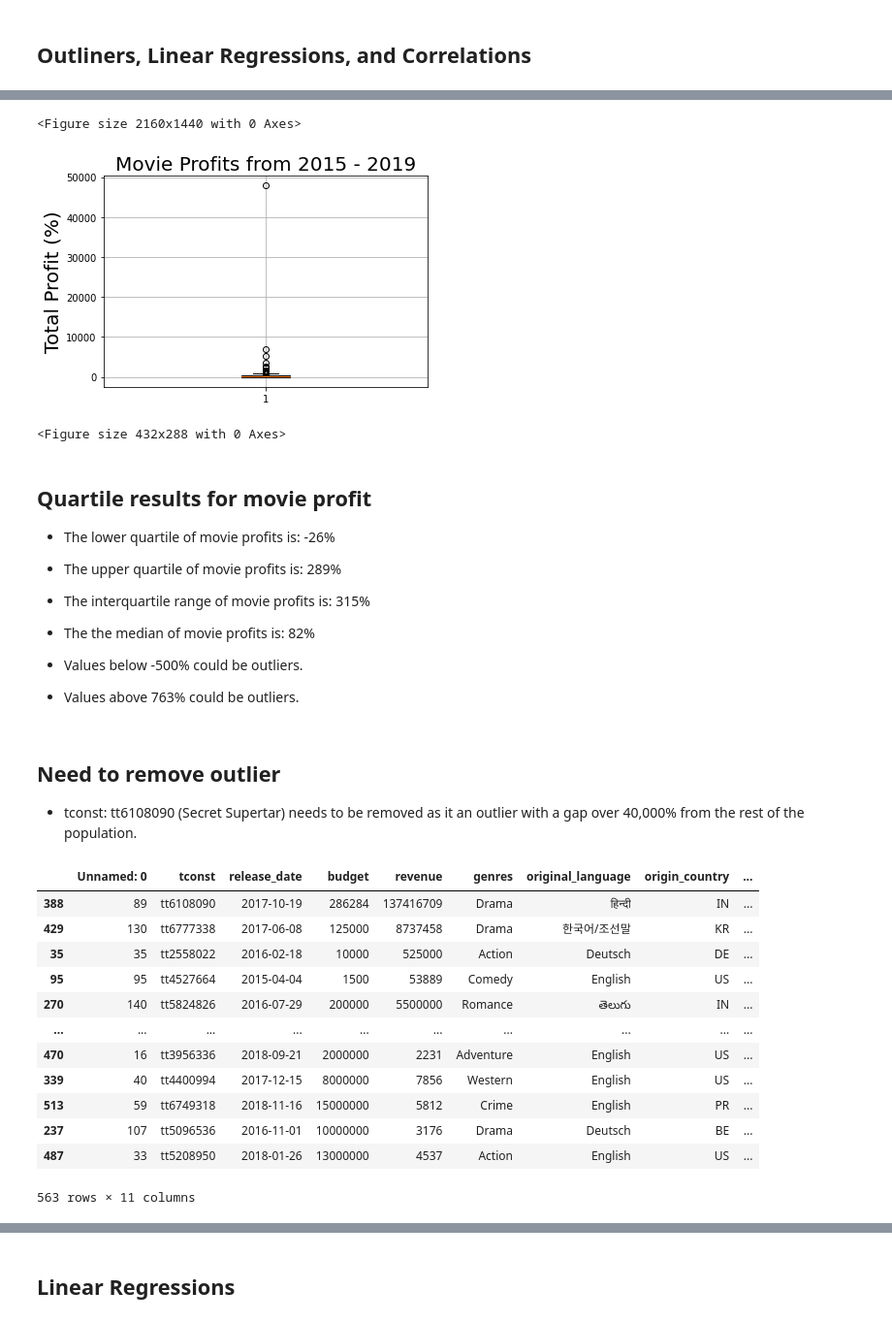
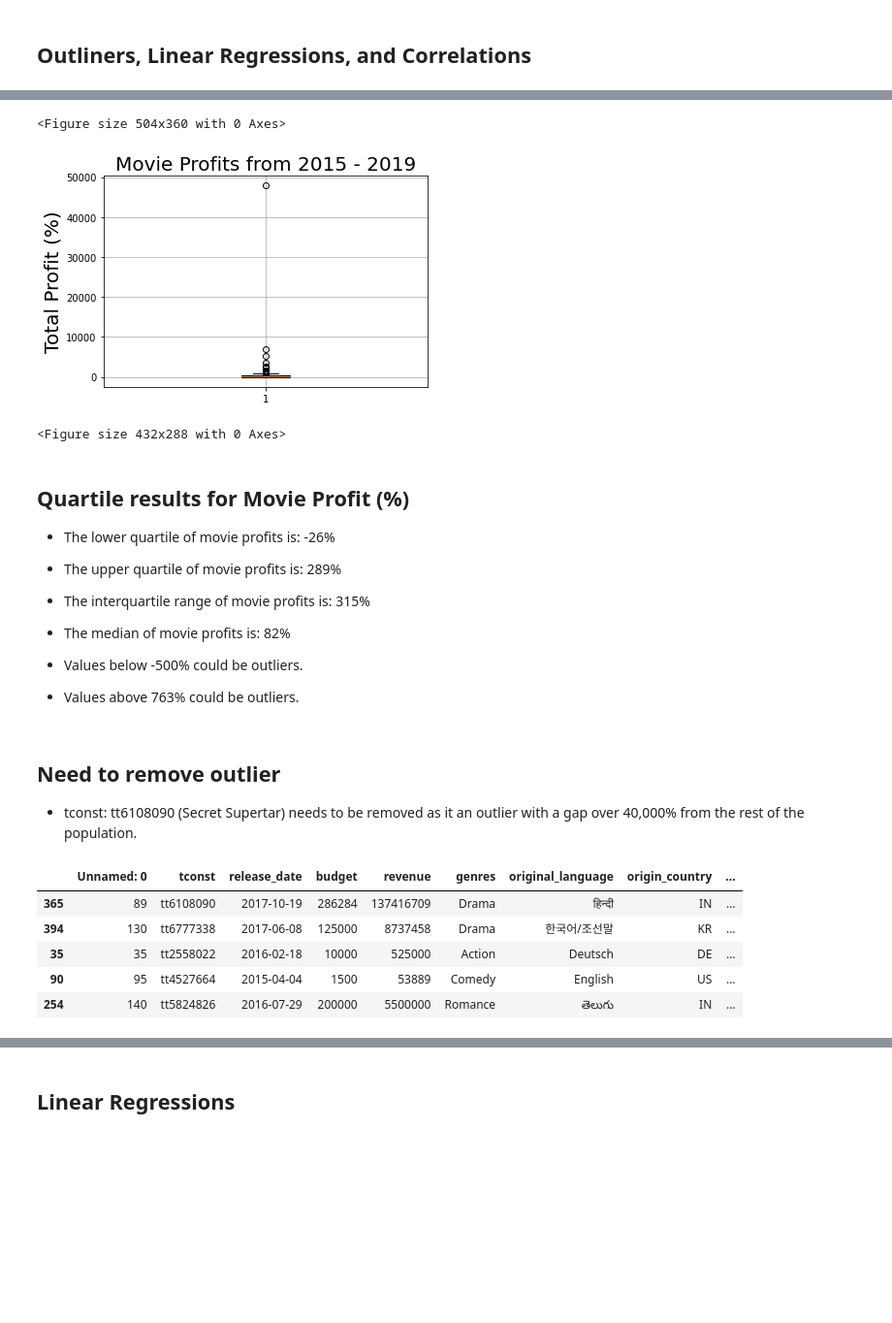
Before and after one commit to cassfolk/UCI-Project-1-Group-3, a Jupyter notebook: Import Data/lgiron_outliners_linear_regression_coorelation.ipynb, the cells around one changed output, grey strips where cells are left out. Shown at 97% size. Cells and saved outputs as stored; diff of their text form; code cells hidden in the pictures; blank space fills up the shorter version.

```diff
--- a/Import Data/lgiron_outliners_linear_regression_coorelation.ipynb
+++ b/Import Data/lgiron_outliners_linear_regression_coorelation.ipynb
@@ -11,12 +11,14 @@ import matplotlib.pyplot as plt
 from scipy.stats import linregress
 # %%
 # Path csv
-path = "Resources/movie_list.csv"
+path = "Resources/csv_files/movie_list.csv"
 
 # Read in csv
 csv = pd.read_csv(path)
 
 # Need to fill empty sections with "Nan" so that we can use .dropna and remove rows with empty data
+
+# set float("Nan") variable
 nan_value = float("NaN")
 # Use .replace to replace " "(empty data), with nan_value, inplace=True
 csv.replace(" ", nan_value, inplace=True)
@@ -42,7 +44,7 @@ sorted_csv = clean_csv.sort_values("Profit%", ascending=True)
 profit = sorted_csv["Profit%"]
 # %%
 # Set up for plot
-plt.figure(figsize=(30, 20))
+plt.figure(figsize=(7, 5))
 fig1, ax1 = plt.subplots()
 
 # Assign titles and fontsize
@@ -66,7 +68,7 @@ iqr = upperq-lowerq
 # print(f"The lower quartile of movie profits is: {lowerq}")
 # print(f"The upper quartile of movie profits is: {upperq}")
 # print(f"The interquartile range of movie profits is: {iqr}")
-# print(f"The the median of movie profits is: {quartiles[0.5]} ")
+# print(f"The median of movie profits is: {quartiles[0.5]} ")
 
 # Get lower and upper bound figures
 lower_bound = lowerq - (1.5*iqr)
@@ -77,13 +79,15 @@ upper_bound = upperq + (1.5*iqr)
 # print(f"Values above {upper_bound} could be outliers.")
 
 # Save
-plt.savefig("Images/quartile_plot.png")
+plt.savefig("Images/quartile_png")
+plt.show()
+plt.close()
 # %% [output]
-<Figure size 2160x1440 with 0 Axes>
+<Figure size 504x360 with 0 Axes>
 [figure]
 <Figure size 432x288 with 0 Axes>
 # %% [markdown]
-## Quartile results for movie profit
+## Quartile results for Movie Profit (%)
 
 * The lower quartile of movie profits is: -26%
 
@@ -91,7 +95,7 @@ plt.savefig("Images/quartile_plot.png")
 
 * The interquartile range of movie profits is: 315%
 
-* The the median of movie profits is: 82%
+* The median of movie profits is: 82%
 
 * Values below -500% could be outliers.
 
@@ -108,20 +112,13 @@ genres_count = genres["genres"].count()
 #genres_count
 # %%
 # Using clean_csv use sort_values to "Profit" and ascending=False to identify highest profit (outlier)
-clean_csv.sort_values("Profit%", ascending=False)
+clean_csv.sort_values("Profit%", ascending=False).head()
 # %% [output]
 |  | Unnamed: 0 | tconst | release_date | budget | revenue | genres | original_language | origin_country | ... |
-| 388 | 89 | tt6108090 | 2017-10-19 | 286284 | 137416709 | Drama | हिन्दी | IN | ... |
-| 429 | 130 | tt6777338 | 2017-06-08 | 125000 | 8737458 | Drama | 한국어/조선말 | KR | ... |
+| 365 | 89 | tt6108090 | 2017-10-19 | 286284 | 137416709 | Drama | हिन्दी | IN | ... |
+| 394 | 130 | tt6777338 | 2017-06-08 | 125000 | 8737458 | Drama | 한국어/조선말 | KR | ... |
 | 35 | 35 | tt2558022 | 2016-02-18 | 10000 | 525000 | Action | Deutsch | DE | ... |
-| 95 | 95 | tt4527664 | 2015-04-04 | 1500 | 53889 | Comedy | English | US | ... |
-| 270 | 140 | tt5824826 | 2016-07-29 | 200000 | 5500000 | Romance | తెలుగు | IN | ... |
-| ... | ... | ... | ... | ... | ... | ... | ... | ... | ... |
-| 470 | 16 | tt3956336 | 2018-09-21 | 2000000 | 2231 | Adventure | English | US | ... |
-| 339 | 40 | tt4400994 | 2017-12-15 | 8000000 | 7856 | Western | English | US | ... |
-| 513 | 59 | tt6749318 | 2018-11-16 | 15000000 | 5812 | Crime | English | PR | ... |
-| 237 | 107 | tt5096536 | 2016-11-01 | 10000000 | 3176 | Drama | Deutsch | BE | ... |
-| 487 | 33 | tt5208950 | 2018-01-26 | 13000000 | 4537 | Action | English | US | ... |
+| 90 | 95 | tt4527664 | 2015-04-04 | 1500 | 53889 | Comedy | English | US | ... |
+| 254 | 140 | tt5824826 | 2016-07-29 | 200000 | 5500000 | Romance | తెలుగు | IN | ... |
-563 rows × 11 columns
 # %%
 # use drop for index 388 which is tt6108090 (outlier)
```
Also changed, not shown: parts of 21 cells of this notebook, 32 other files.
